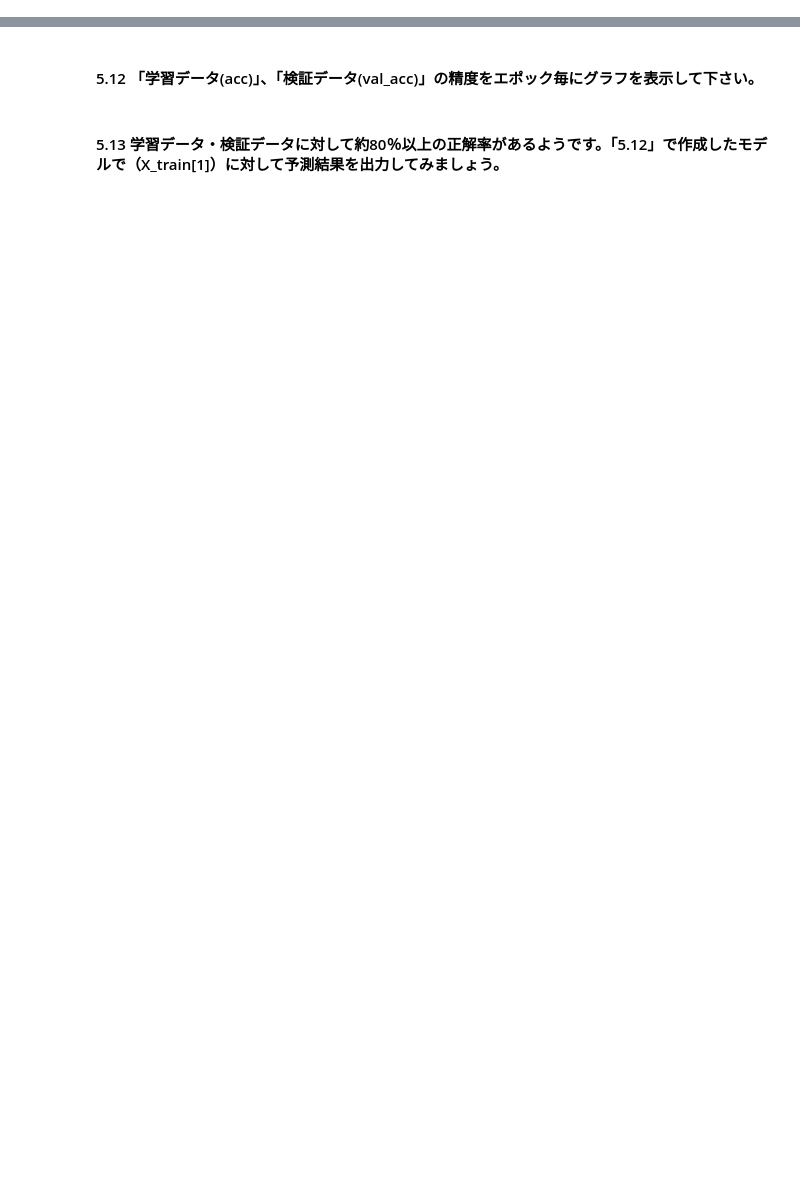
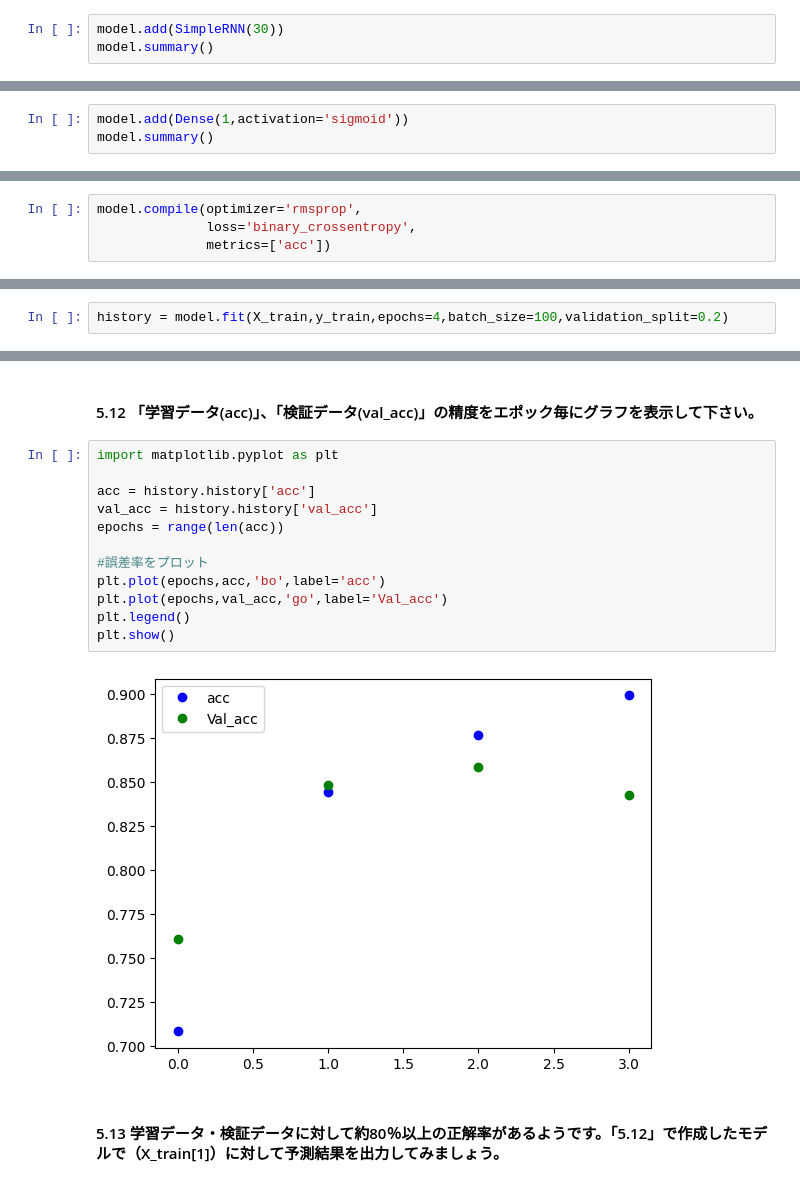
Before and after one commit to s-tak0812/python_train, a Jupyter notebook: neural_network_editor.ipynb, the cells around one changed output, grey strips where cells are left out. Drawn from its saved outputs; the diff is of its cells as text; blank space fills up the shorter version.

```diff
--- a/neural_network_editor.ipynb
+++ b/neural_network_editor.ipynb
@@ -462,2 +738,5 @@ decode_review(0)
 # %% [markdown]
 #### 5.8 RNN層を追加して下さい。
+# %%
+model.add(SimpleRNN(30))
+model.summary()
@@ -464,2 +757,5 @@ decode_review(0)
 # %% [markdown]
 #### 5.9 出力層を追加しましょう。活性化関数はシグモイドを設定して下さい。
+# %%
+model.add(Dense(1,activation='sigmoid'))
+model.summary()
@@ -466,4 +778,10 @@ decode_review(0)
 # %% [markdown]
 #### 5.10 compileの設定をしましょう。最適化関数を「rmsprop」を選択して下さい。誤差関数を「binary_crossentoropy」で設定し、metricsは「正解率」を設定してみましょう。※何を目的として重みを更新指定行くかを決定している部分になります。
+# %%
+model.compile(optimizer='rmsprop',
+              loss='binary_crossentropy',
+              metrics=['acc'])
 # %% [markdown]
 #### 5.11 エポック数は「4」、バッチサイズは「100」、validation_splitを「0.2」に設定して学習を開始して下さい。
+# %%
+history = model.fit(X_train,y_train,epochs=4,batch_size=100,validation_split=0.2)
@@ -470,4 +797,18 @@ decode_review(0)
 # %% [markdown]
 #### 5.12 「学習データ(acc)」、「検証データ(val_acc)」の精度をエポック毎にグラフを表示して下さい。
+# %%
+import matplotlib.pyplot as plt
+
+acc = history.history['acc']
+val_acc = history.history['val_acc']
+epochs = range(len(acc))
+
+#誤差率をプロット
+plt.plot(epochs,acc,'bo',label='acc')
+plt.plot(epochs,val_acc,'go',label='Val_acc')
+plt.legend()
+plt.show()
+# %% [output]
+[figure, added]
 # %% [markdown]
 #### 5.13 学習データ・検証データに対して約80％以上の正解率があるようです。「5.12」で作成したモデルで（X_train[1]）に対して予測結果を出力してみましょう。
```
Also changed, not shown: parts of 34 cells of this notebook.
